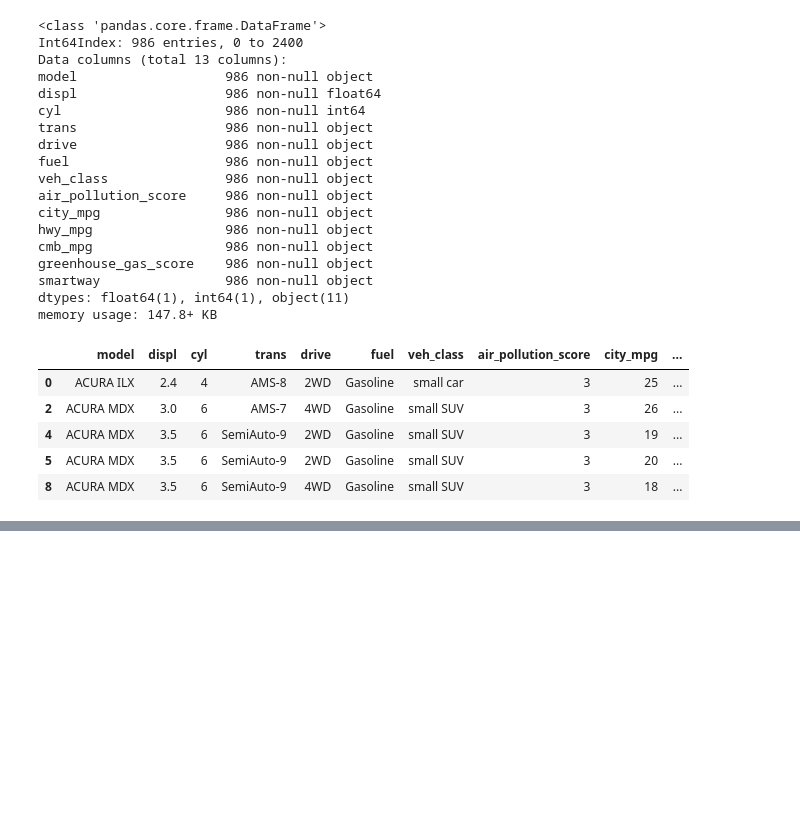
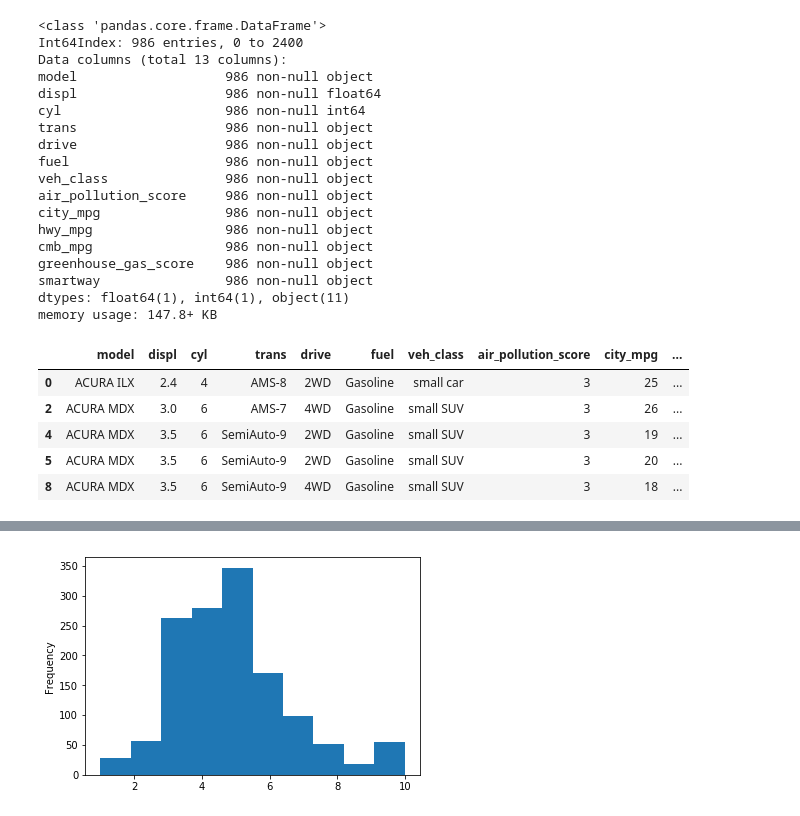
Before and after one commit to kokasha/udacity_data_analyst, a Jupyter notebook: Mod3/case_study2/case_study2_analysis.ipynb, the cells around one changed output, grey strips where cells are left out. Drawn from its saved outputs; the diff is of its cells as text; code cells hidden in the pictures; blank space fills up the shorter version.

```diff
--- a/Mod3/case_study2/case_study2_analysis.ipynb
+++ b/Mod3/case_study2/case_study2_analysis.ipynb
@@ -420,0 +713,4 @@ ValueError: could not convert string to float: '6/4'
+# %%
+car18_df.greenhouse_gas_score.plot(kind='hist');
+# %% [output]
+[figure, added]
```
Also changed, not shown: parts of 64 cells of this notebook, 23 other files.
